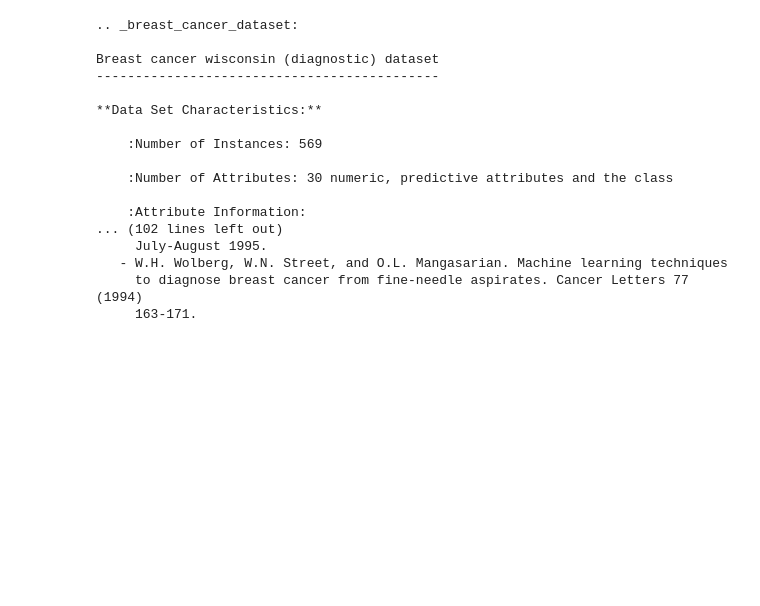
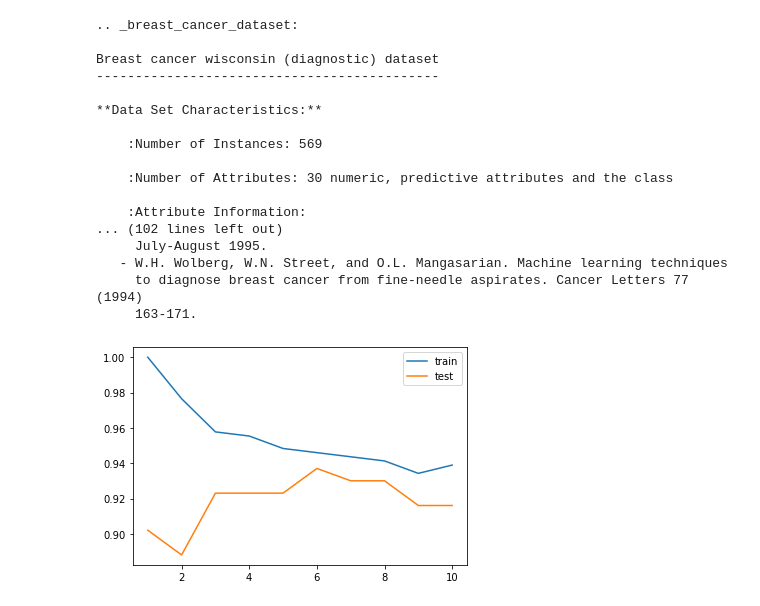
Before and after one commit to c910531/Python, a Jupyter notebook: 2021.06.17 인공지능.ipynb, the cells around one changed output. Cells and saved outputs as stored; diff of their text form; code cells hidden in the pictures; blank space fills up the shorter version.

```diff
--- a/2021.06.17 인공지능.ipynb
+++ b/2021.06.17 인공지능.ipynb
@@ -242,3 +242,18 @@ Breast cancer wisconsin (diagnostic) dataset
    - W.H. Wolberg, W.N. Street, and O.L. Mangasarian. Machine learning techniques
      to diagnose breast cancer from fine-needle aspirates. Cancer Letters 77 (1994)
      163-171.
+# %%
+X_train, X_test, y_train, y_test = train_test_split(cancer.data, cancer.target, stratify=cancer.target, random_state=66)
+# %%
+train_res = []
+test_res = []
+for n in range(1, 11): #모델생성
+    clf = KNeighborsClassifier(n_neighbors=n).fit(X_train, y_train)
+    train_res.append(clf.score(X_train, y_train))
+    test_res.append(clf.score(X_test, y_test))
+plt.plot(range(1, 11), train_res, label="train")
+plt.plot(range(1, 11), test_res, label='test')
+plt.legend()
+plt.show()
+# %% [output]
+[figure, added]
```
Also changed, not shown: parts of 5 cells of this notebook.
